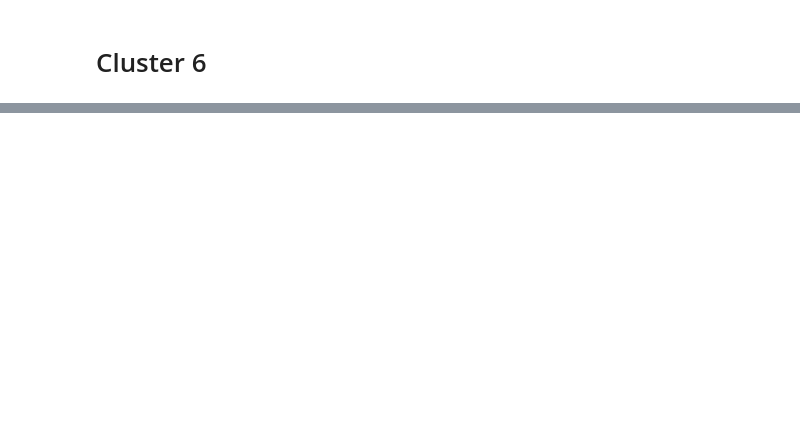
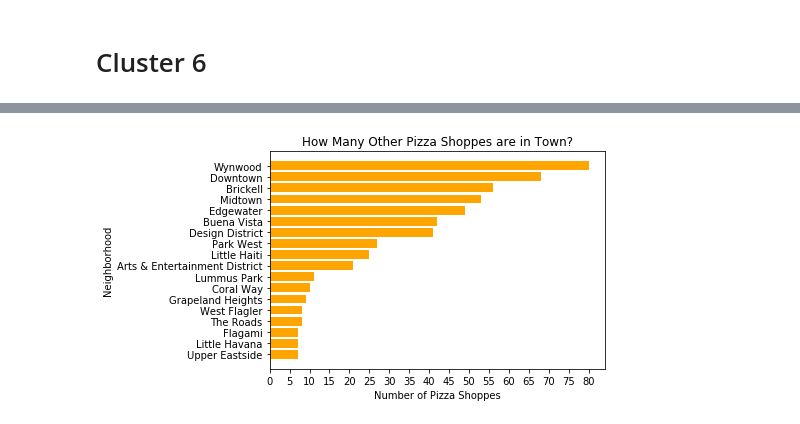
Before and after one commit to sam-brady/clustering-neighborhoods, a Jupyter notebook: Battle of the Neighborhoods.ipynb, the cells around one changed output, grey strips where cells are left out. Saved outputs shown, nothing was run; the diff lists cells and outputs as text; code cells hidden in the pictures; blank space fills up the shorter version.

```diff
--- a/Battle of the Neighborhoods.ipynb
+++ b/Battle of the Neighborhoods.ipynb
@@ -469,0 +474,10 @@ miami_merged.loc[miami_merged['Cluster Labels'] == 5, miami_merged.columns[[0] +
+# %%
+# add cluster labels to pizza shoppe data frame and drop all cluster except cluster 0
+
+
+miami_pizza = pd.concat([ miami_pizza , miami_merged['Cluster Labels']], axis=1 )
+
+miami_pizza = miami_pizza[miami_pizza['Cluster Labels'] == 0]
+
+
+miami_pizza
@@ -469,0 +502,22 @@ miami_merged.loc[miami_merged['Cluster Labels'] == 5, miami_merged.columns[[0] +
+# %%
+# visualize how many pizza shoppes are in town
+
+import matplotlib.pyplot as plt
+
+
+miami_pizza = miami_pizza.sort_values(by='Pizza Place')
+
+
+y = miami_pizza['Neighborhood']
+width = miami_pizza['Pizza Place']
+
+plt.xticks(np.arange(0, 85, step=5))
+plt.xlabel('Number of Pizza Shoppes')
+plt.ylabel('Neighborhood')
+plt.title('How Many Other Pizza Shoppes are in Town?')
+plt.barh(y, width, height=0.8, left=None, align='center', color = 'orange')
+
+
+plt.show()
+# %% [output]
+[figure, added]
```
Also changed, not shown: parts of 37 cells of this notebook.
